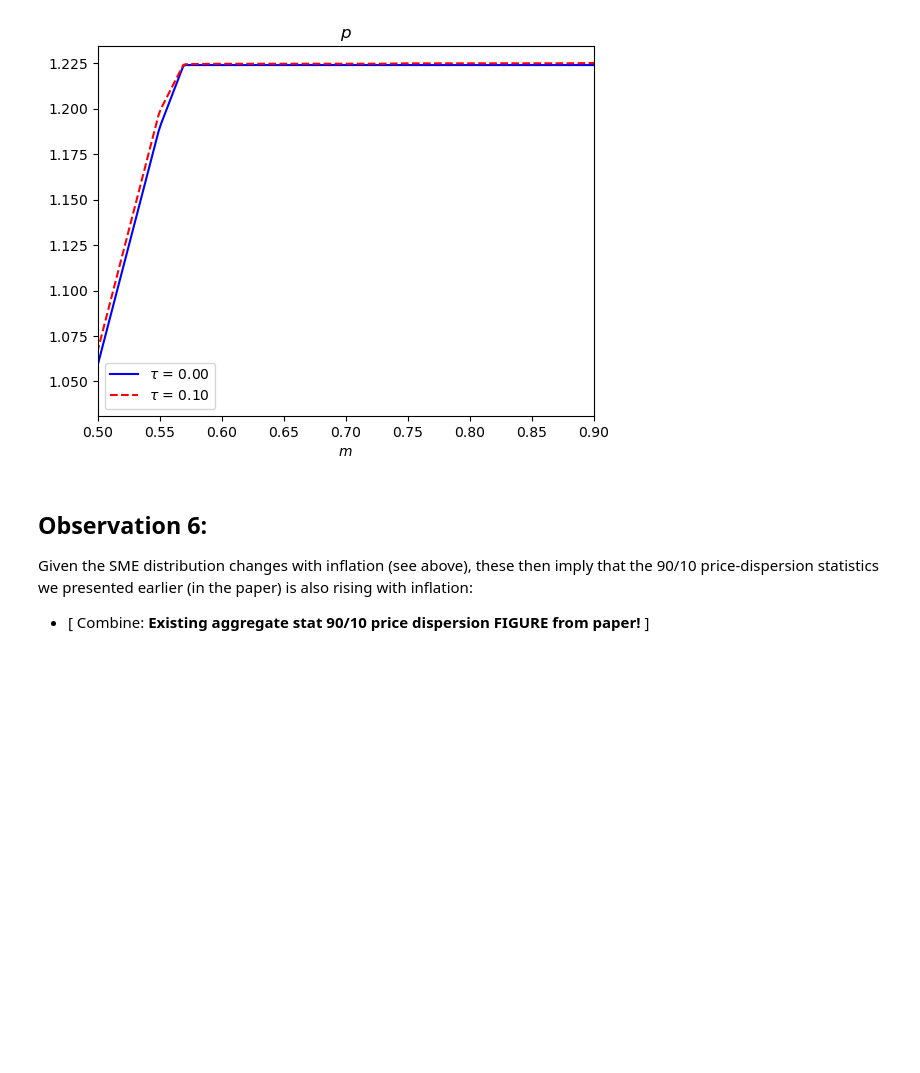
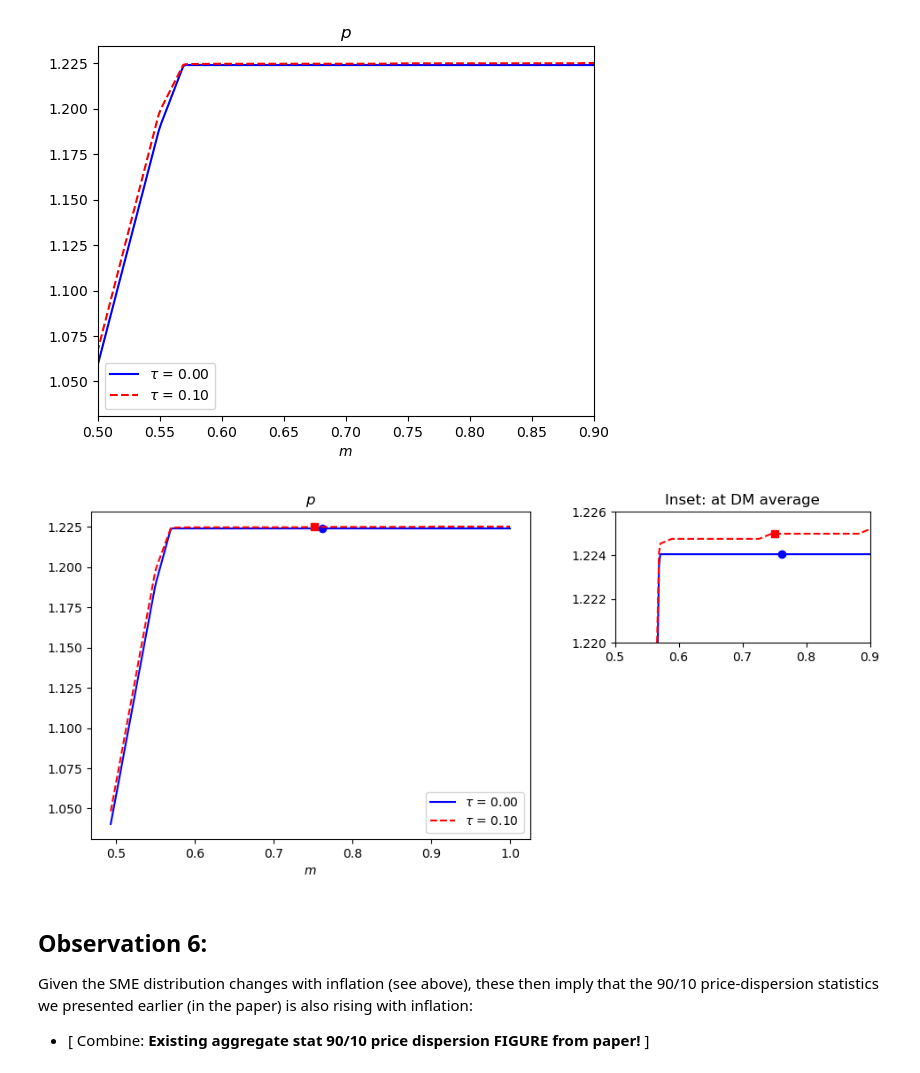
Before and after one commit to phantomachine/csm, a Jupyter notebook: python/compare_steadystates_policies-v2.ipynb, the cells around one changed output. Saved outputs shown, nothing was run; the diff lists cells and outputs as text; code cells hidden in the pictures; blank space fills up the shorter version.

```diff
--- a/python/compare_steadystates_policies-v2.ipynb
+++ b/python/compare_steadystates_policies-v2.ipynb
@@ -396,21 +396,23 @@ def ShowPolicy_inset(policies, mi, key="b", elasticity=False, show_means=True,
                  linestyle=linestyles[idx_experiment],
                  color=colorstyles[idx_experiment],
                  )
+
+        # Graphs - zoom inset
+        ax_inset.plot(mi, fi,
+                label=r"$\tau$ = {:2.2f}".format(
+                    policies["tau"][idx_experiment]
+                ),
+                linestyle=linestyles[idx_experiment],
+                color=colorstyles[idx_experiment],
+                )
         if show_means:
-            # Graphs
-            ax_inset.plot(mi, fi,
-                    label=r"$\tau$ = {:2.2f}".format(
-                        policies["tau"][idx_experiment]
-                    ),
-                    linestyle=linestyles[idx_experiment],
-                    color=colorstyles[idx_experiment],
-                    )
-
             # policy_function(m) at average m
             if key=="l":
                 x = distro["m_mean_CM"][idx_experiment]
+                market = "CM"
             else:
                 x = distro["m_mean"][idx_experiment]
+                market = "DM"
             y = ffit(x)
             ax_inset.plot(x, y,
                      color=colorstyles[idx_experiment],
@@ -420,7 +422,7 @@ def ShowPolicy_inset(policies, mi, key="b", elasticity=False, show_means=True,
                           marker=markerstyles[idx_experiment],)
 
             ax_inset.set(xlim=x_limits, ylim=y_limits)
-            ax_inset.set_title("Inset: at average")
+            ax_inset.set_title("Inset: at %s average" %(market))
     ax.set_xlabel(r"$m$")
     ax.legend()
     return fig, ax
@@ -731,6 +731,16 @@ ShowPolicy(policies, m, key="p",
            x_limits=[0.5, 0.90]);
 # %% [output]
 [figure]
+# %%
+ShowPolicy_inset(policies, m, key="p",
+            show_means=True,
+            x_limits=[0.5, 0.90],
+            y_limits=[1.22, 1.226],
+            inset_loc=1,
+            bbox_anchor=(0, 0, 1.5, 1),
+            );
+# %% [output]
+[figure, added]
 # %% [markdown]
 ## Observation 6:
 
```
Also changed, not shown: parts of 6 cells of this notebook.
